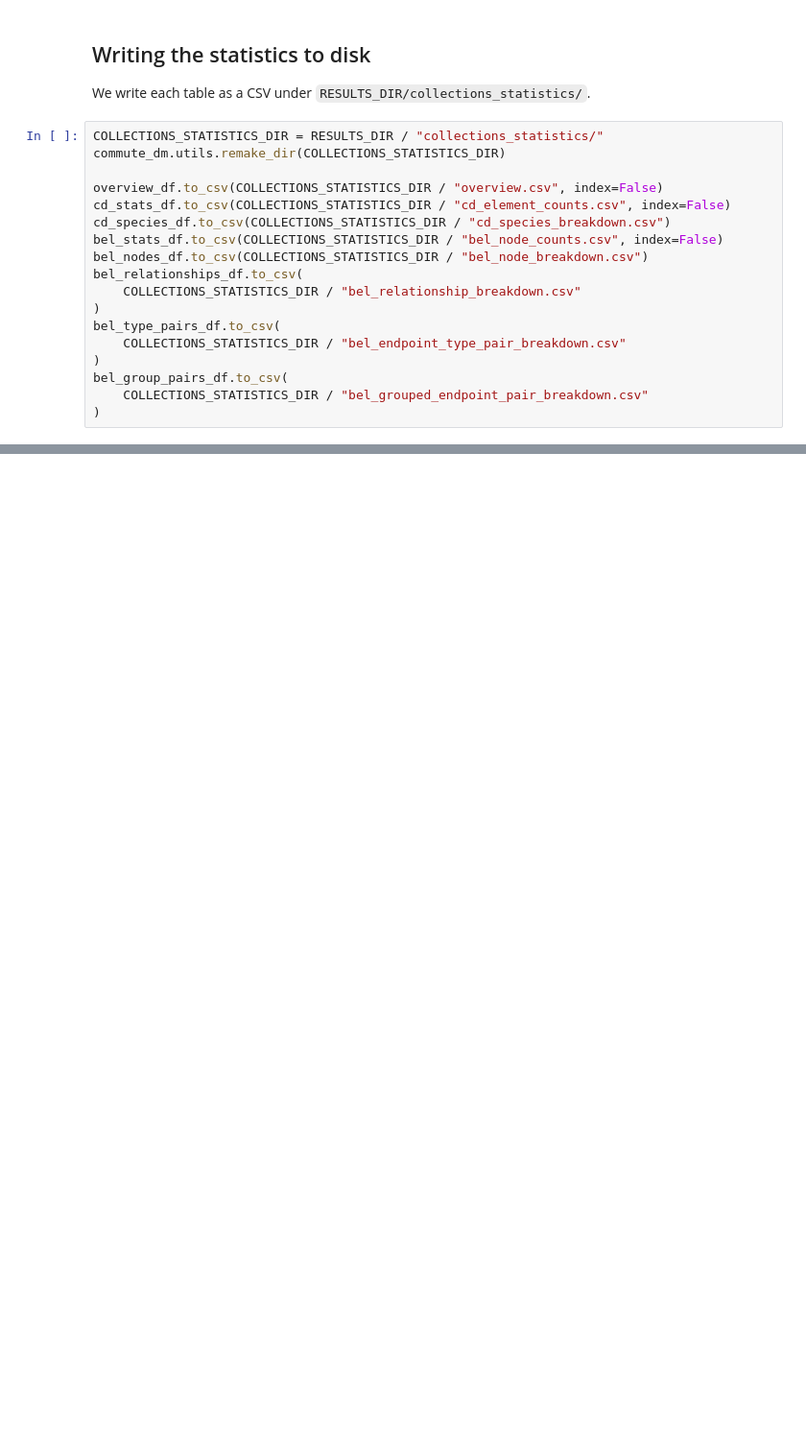
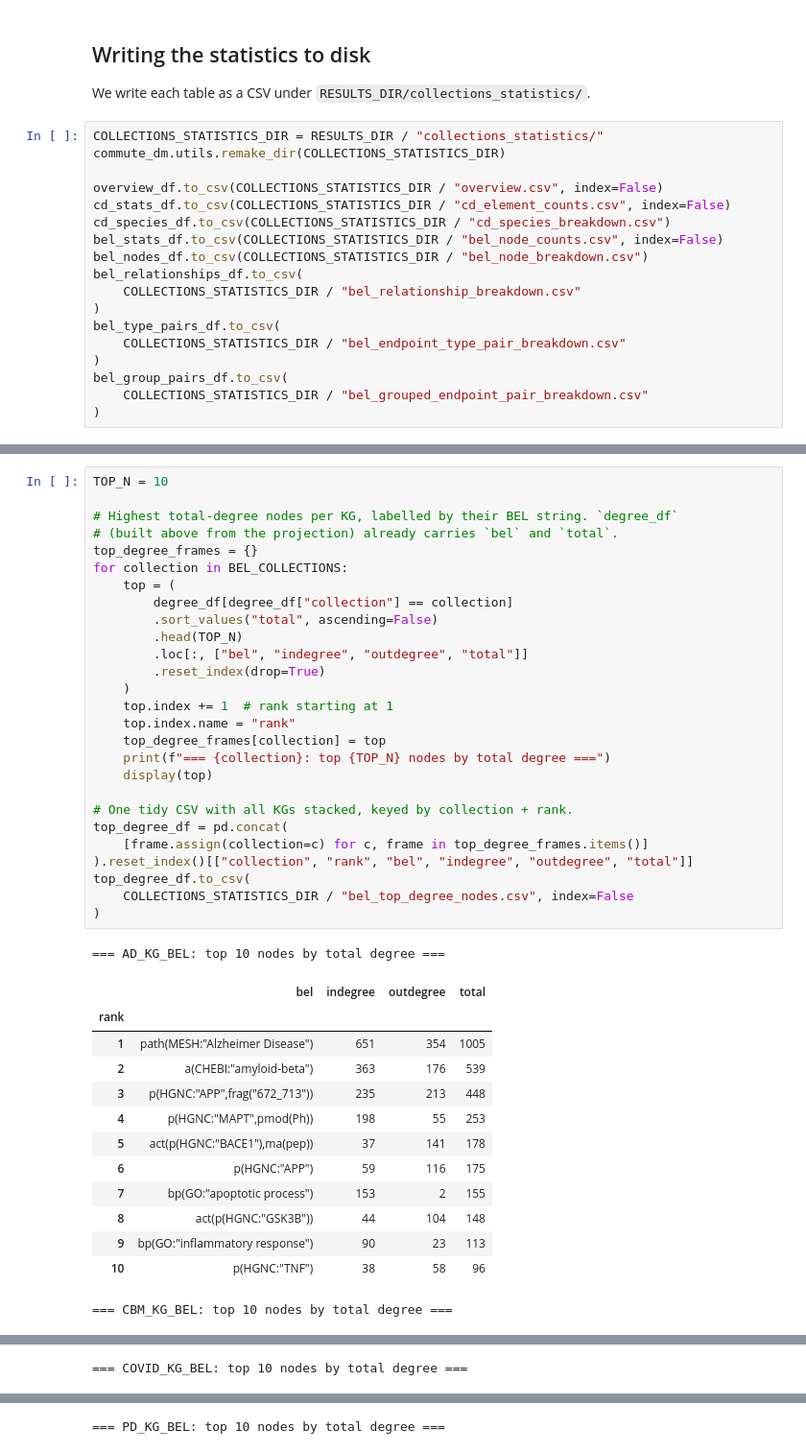
Before and after one commit to adrienrougny/commute_dm, a Jupyter notebook: scripts/main_analysis/2_05_get_collections_statistics.ipynb, the cells around one changed output, grey strips where cells are left out. Shown at 96% size. Cells and saved outputs as stored; diff of their text form; blank space fills up the shorter version.

```diff
--- a/scripts/main_analysis/2_05_get_collections_statistics.ipynb
+++ b/scripts/main_analysis/2_05_get_collections_statistics.ipynb
@@ -668,0 +977,42 @@ scale_free_df
+# %%
+TOP_N = 10
+
+# Highest total-degree nodes per KG, labelled by their BEL string. `degree_df`
+# (built above from the projection) already carries `bel` and `total`.
+top_degree_frames = {}
+for collection in BEL_COLLECTIONS:
+    top = (
+        degree_df[degree_df["collection"] == collection]
+        .sort_values("total", ascending=False)
+        .head(TOP_N)
+        .loc[:, ["bel", "indegree", "outdegree", "total"]]
+        .reset_index(drop=True)
+    )
+    top.index += 1  # rank starting at 1
+    top.index.name = "rank"
+    top_degree_frames[collection] = top
+    print(f"=== {collection}: top {TOP_N} nodes by total degree ===")
+    display(top)
+
+# One tidy CSV with all KGs stacked, keyed by collection + rank.
+top_degree_df = pd.concat(
+    [frame.assign(collection=c) for c, frame in top_degree_frames.items()]
+).reset_index()[["collection", "rank", "bel", "indegree", "outdegree", "total"]]
+top_degree_df.to_csv(
+    COLLECTIONS_STATISTICS_DIR / "bel_top_degree_nodes.csv", index=False
+)
+# %% [output]
+=== AD_KG_BEL: top 10 nodes by total degree ===
+|  | bel | indegree | outdegree | total |
+| rank |  |  |  |  |
+| 1 | path(MESH:"Alzheimer Disease") | 651 | 354 | 1005 |
+| 2 | a(CHEBI:"amyloid-beta") | 363 | 176 | 539 |
+| 3 | p(HGNC:"APP",frag("672_713")) | 235 | 213 | 448 |
+| 4 | p(HGNC:"MAPT",pmod(Ph)) | 198 | 55 | 253 |
+| 5 | act(p(HGNC:"BACE1"),ma(pep)) | 37 | 141 | 178 |
+| 6 | p(HGNC:"APP") | 59 | 116 | 175 |
+| 7 | bp(GO:"apoptotic process") | 153 | 2 | 155 |
+| 8 | act(p(HGNC:"GSK3B")) | 44 | 104 | 148 |
+| 9 | bp(GO:"inflammatory response") | 90 | 23 | 113 |
+| 10 | p(HGNC:"TNF") | 38 | 58 | 96 |
+=== CBM_KG_BEL: top 10 nodes by total degree ===
@@ -668,0 +1031 @@ scale_free_df
+=== COVID_KG_BEL: top 10 nodes by total degree ===
@@ -668,0 +1044 @@ scale_free_df
+=== PD_KG_BEL: top 10 nodes by total degree ===
```
Also changed, not shown: parts of 25 cells of this notebook, 15 other files.
